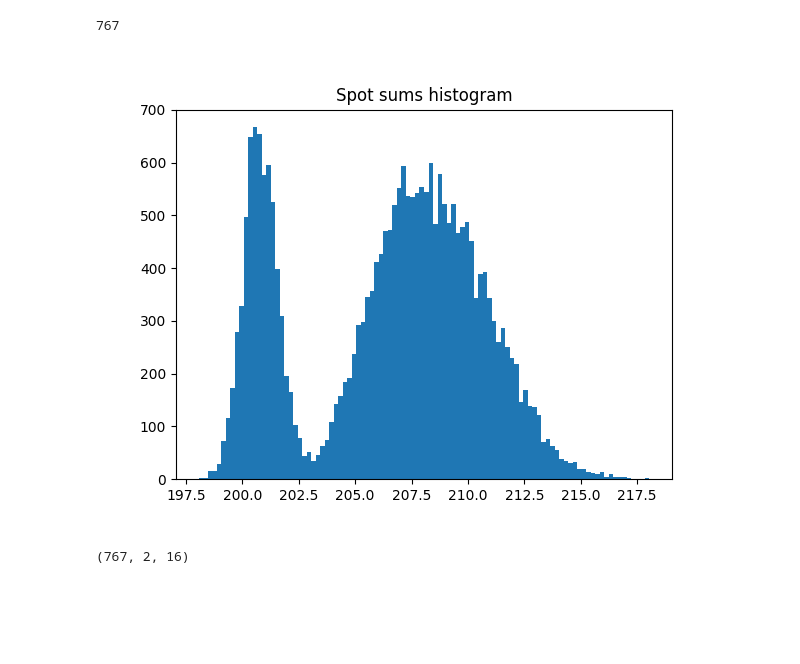
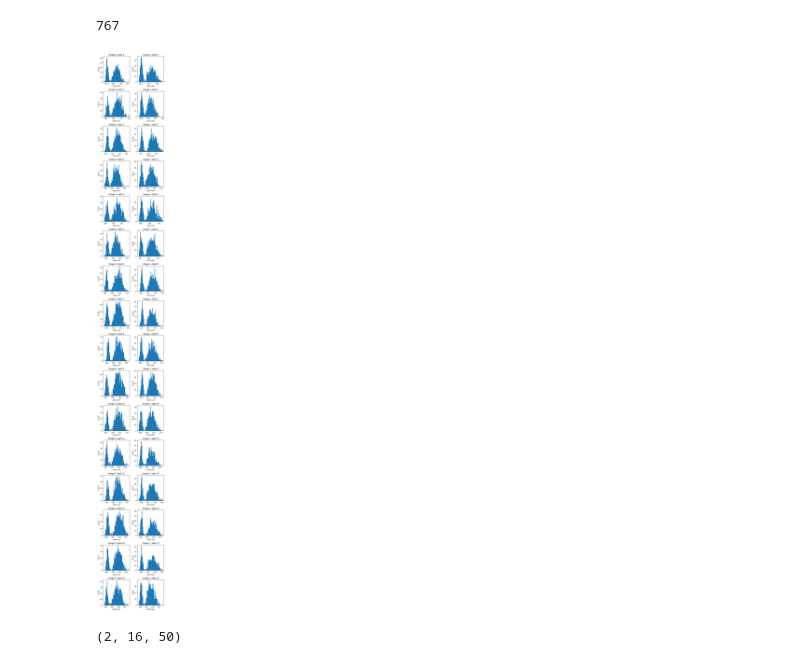
Before and after one commit to rydyb/pydatatom, a Jupyter notebook: notebooks/4 Fixed Spot Histogram Evaluation.ipynb, the cells around one changed output. Drawn from its saved outputs; the diff is of its cells as text; code cells hidden in the pictures; blank space fills up the shorter version.

```diff
--- a/notebooks/4 Fixed Spot Histogram Evaluation.ipynb
+++ b/notebooks/4 Fixed Spot Histogram Evaluation.ipynb
@@ -25,13 +28,13 @@ len(dataset)
 # %% [output]
 767
 # %%
-evaluation = FixedSpotHistogramEvaluation(spot_counts=16, spot_radius=3, spot_sums_bins=100)
+evaluation = FixedSpotHistogramEvaluation(spot_counts=16, spot_radius=3, spot_sums_bins=50)
 evaluation.evaluate(dataset)
 # %%
-evaluation.plot_spot_sums_histogram()
+evaluation.plot_spot_sums_histograms()
 # %% [output]
-[figure, old version]
+[figure, new version]
-# %%
-evaluation.spot_sums.shape
-# %% [output]
-(767, 2, 16)
+# %%
+evaluation.spot_sums_counts.shape
+# %% [output]
+(2, 16, 50)
```
Also changed, not shown: parts of 9 cells of this notebook, 3 other files.
